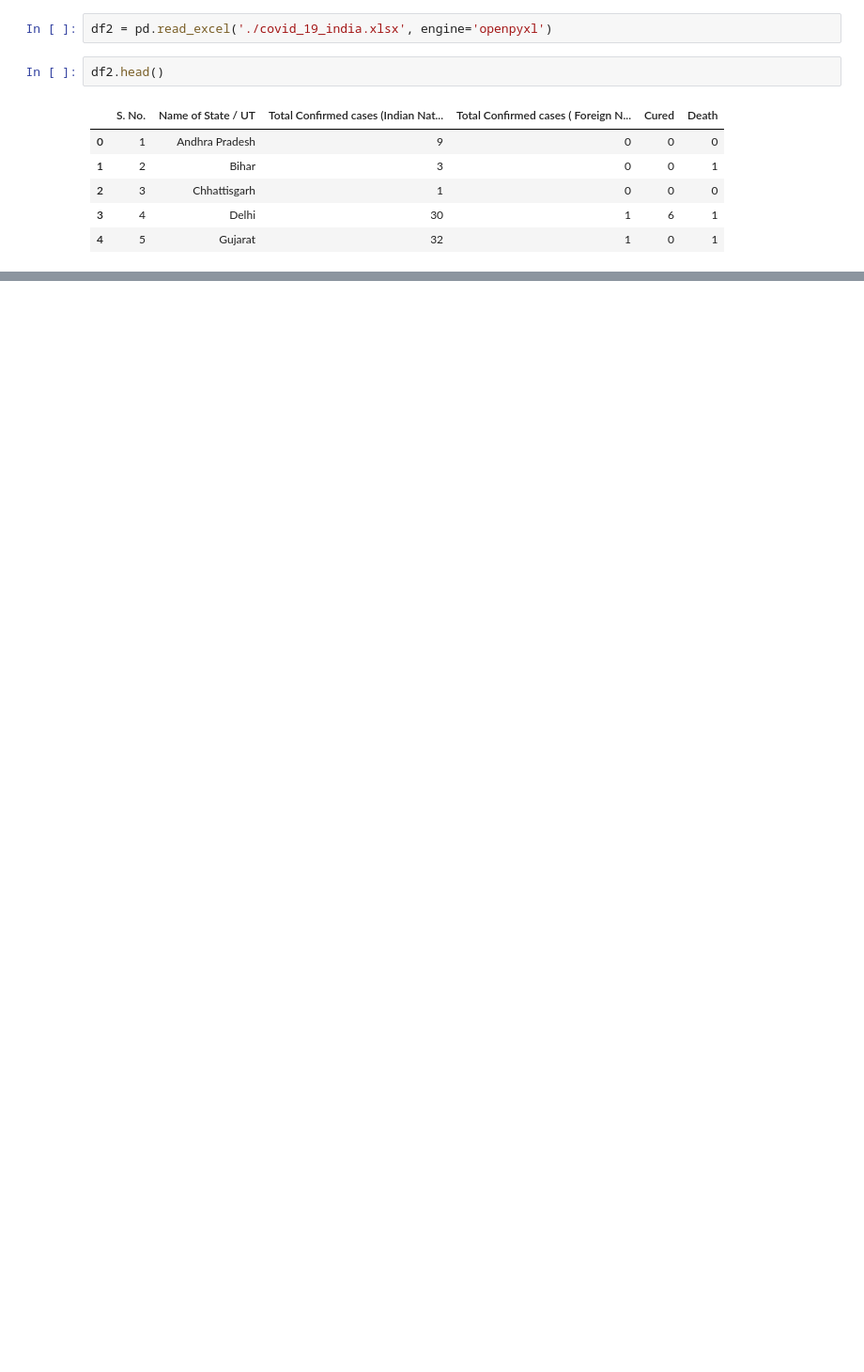
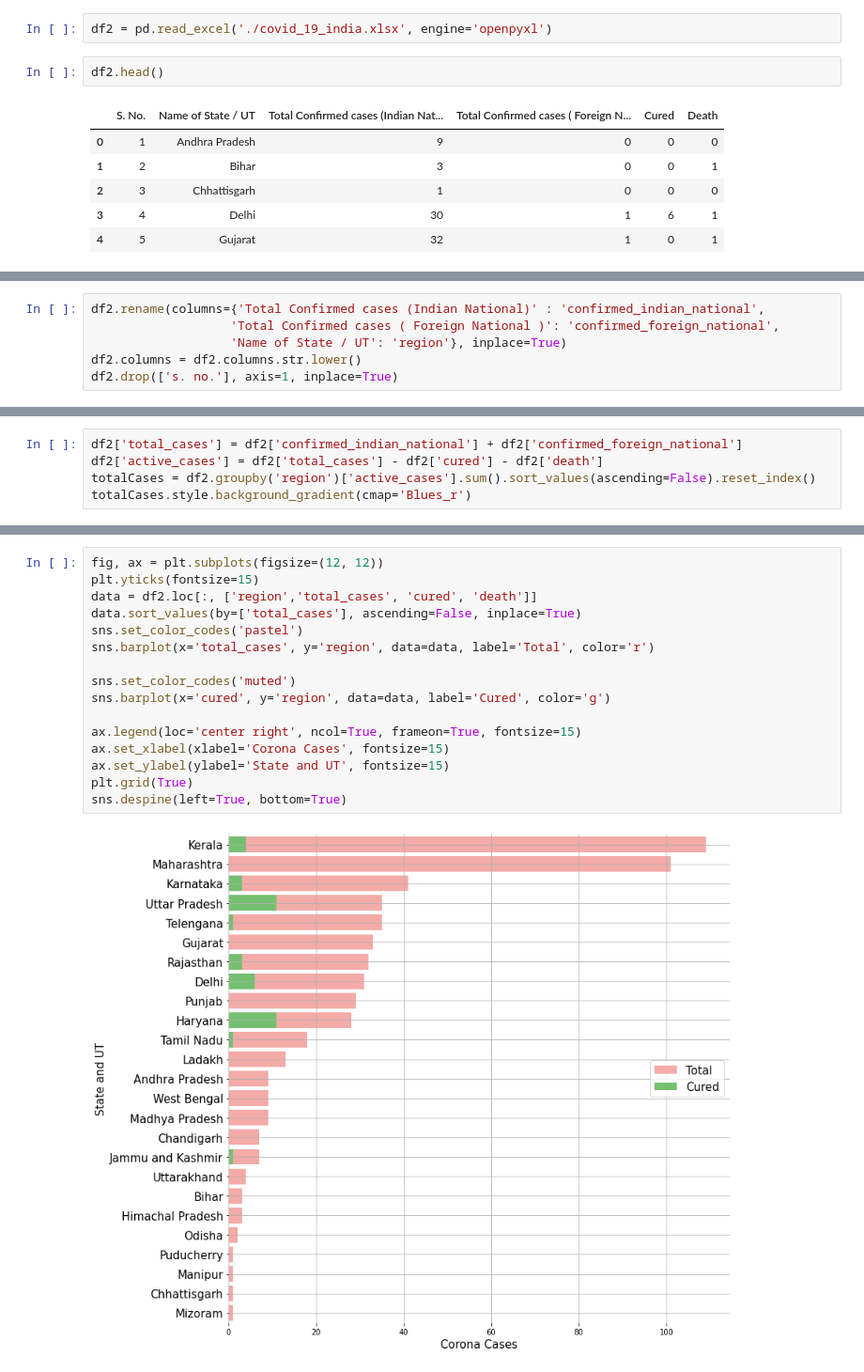
Before and after one commit to dhruv354/data_science_python_ass_projects, a Jupyter notebook: projects/Covid19_project.ipynb, the cells around one changed output, grey strips where cells are left out. Shown at 94% size. Drawn from its saved outputs; the diff is of its cells as text; blank space fills up the shorter version.

```diff
--- a/projects/Covid19_project.ipynb
+++ b/projects/Covid19_project.ipynb
@@ -166,0 +193,6 @@ df2.head()
+# %%
+df2.rename(columns={'Total Confirmed cases (Indian National)' : 'confirmed_indian_national',
+                   'Total Confirmed cases ( Foreign National )': 'confirmed_foreign_national',
+                   'Name of State / UT': 'region'}, inplace=True)
+df2.columns = df2.columns.str.lower()
+df2.drop(['s. no.'], axis=1, inplace=True)
@@ -166,0 +230,5 @@ df2.head()
+# %%
+df2['total_cases'] = df2['confirmed_indian_national'] + df2['confirmed_foreign_national']
+df2['active_cases'] = df2['total_cases'] - df2['cured'] - df2['death']
+totalCases = df2.groupby('region')['active_cases'].sum().sort_values(ascending=False).reset_index()
+totalCases.style.background_gradient(cmap='Blues_r')
@@ -166,0 +253,18 @@ df2.head()
+# %%
+fig, ax = plt.subplots(figsize=(12, 12))
+plt.yticks(fontsize=15)
+data = df2.loc[:, ['region','total_cases', 'cured', 'death']]
+data.sort_values(by=['total_cases'], ascending=False, inplace=True)
+sns.set_color_codes('pastel')
+sns.barplot(x='total_cases', y='region', data=data, label='Total', color='r')
+
+sns.set_color_codes('muted')
+sns.barplot(x='cured', y='region', data=data, label='Cured', color='g')
+
+ax.legend(loc='center right', ncol=True, frameon=True, fontsize=15)
+ax.set_xlabel(xlabel='Corona Cases', fontsize=15)
+ax.set_ylabel(ylabel='State and UT', fontsize=15)
+plt.grid(True)
+sns.despine(left=True, bottom=True)
+# %% [output]
+[figure, added]
```
Also changed, not shown: parts of 21 cells of this notebook.
